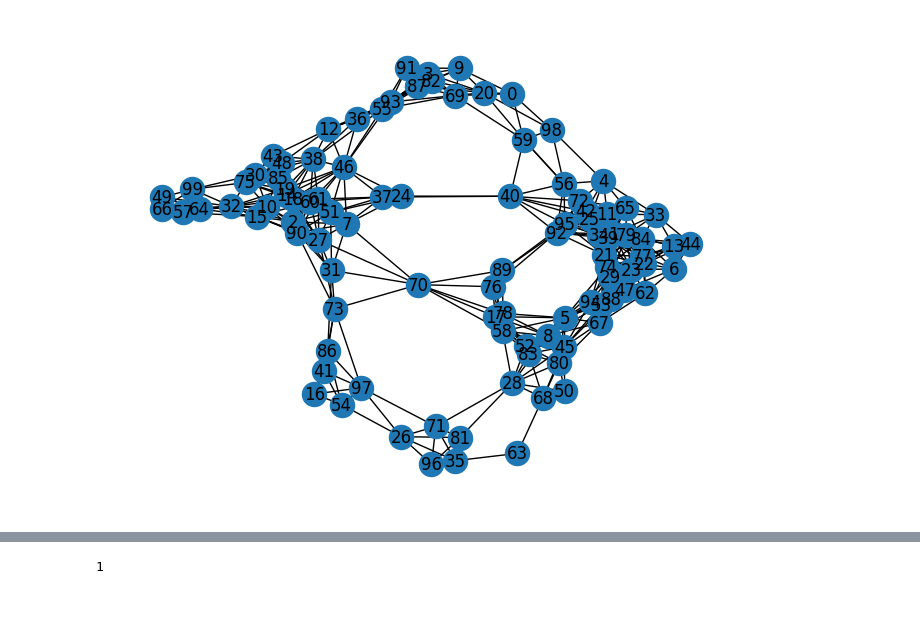
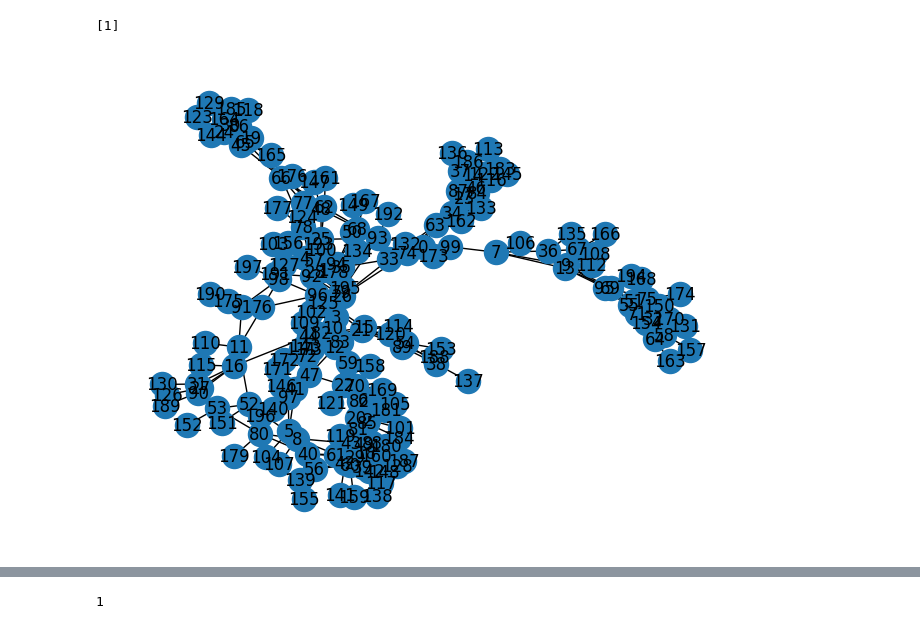
Before and after one commit to ThomasWerthenbach/Sybil-Resilient-Decentralized-Learning, a Jupyter notebook: notebooks/Graph generator.ipynb, the cells around one changed output, grey strips where cells are left out. Cells and saved outputs as stored; diff of their text form; code cells hidden in the pictures.

```diff
--- a/notebooks/Graph generator.ipynb
+++ b/notebooks/Graph generator.ipynb
@@ -2,15 +2,26 @@
 import networkx as nx
 import pandas as pd
 # %%
-G = nx.random_geometric_graph(100, 0.2, seed=42)
+G = nx.random_geometric_graph(100, 0.15, seed=43)
+
+for i in range(99):
+    if G.has_edge(i, 99):
+        G.remove_edge(i, 99)
+
+for i in range(99):
+    G.add_edge(i, i+99)
+
+print(list(G.neighbors(100)))
+
 nx.draw(G, with_labels=True)
 a = nx.adjacency_matrix(G)
 from scipy.sparse import csr_matrix, find
 find(a)
 adj = []
 for i in range(100):
     for j in a[[i], :]:
         adj.append(j.toarray()[0])
 # %% [output]
+[1]
-[figure, old version]
+[figure, new version]
 # %%
```
Also changed, not shown: parts of 4 cells of this notebook, 12 other files.
